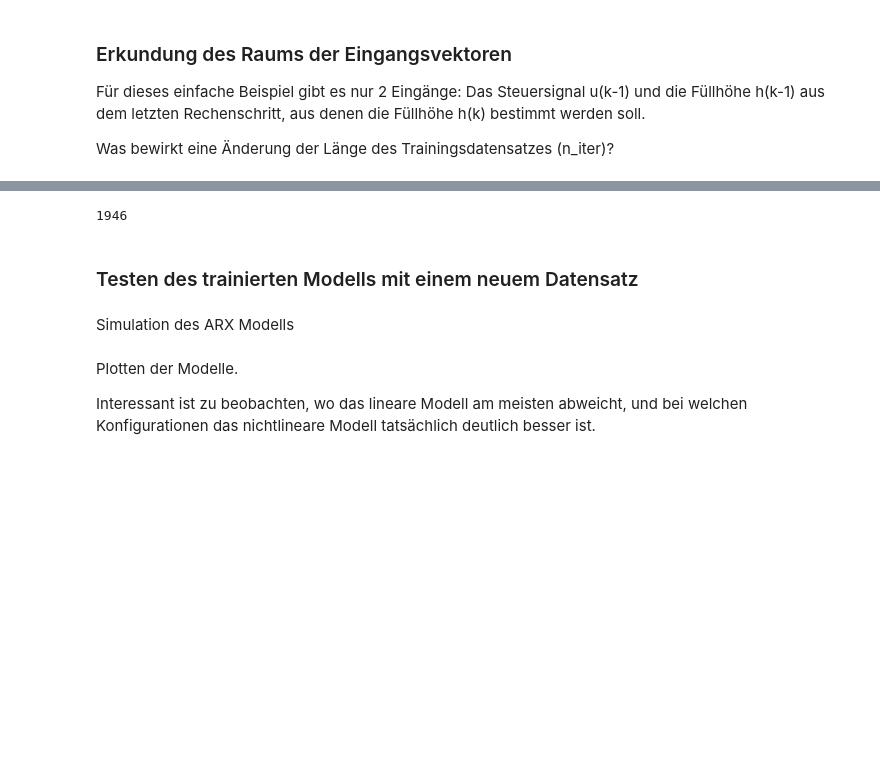
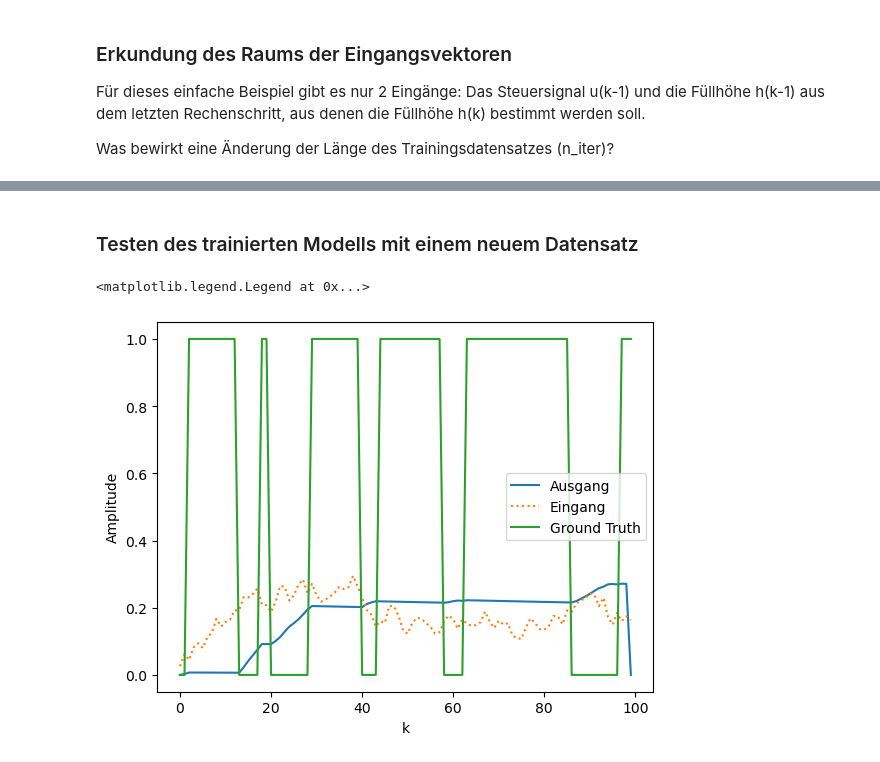
Before and after one commit to mayerd2/python_experiments, a Jupyter notebook: RBF Fault Identification Tank.ipynb, the cells around one changed output, grey strips where cells are left out. Drawn from its saved outputs; the diff is of its cells as text; code cells hidden in the pictures; blank space fills up the shorter version.

```diff
--- a/RBF Fault Identification Tank.ipynb
+++ b/RBF Fault Identification Tank.ipynb
@@ -250,6 +220,2 @@ Das Modell enthält unter Umständen eine sehr große Anzahl an Parametern, hier
-# %%
-np.size(clf.support_vectors_)
-# %% [output]
-1946
 # %% [markdown]
 ### Testen des trainierten Modells mit einem neuem Datensatz
@@ -256,25 +224,59 @@ np.size(clf.support_vectors_)
+# %%
+# Wahrscheinlichkeitsverteilung des Ausgangszustands
+p_init = np.array([1.0, 0.0])
+# Wahrscheinlichkeiten für den Zustandsübergang
+p_transition = np.array([[0.95, 0.05],[0.1, 0.9]])
+# Berechnung einer Markov-Sequenz
+states = markov_sequence(p_init, p_transition, sequence_length=n_iter)
 # %%
 # Anzahl der Zeitschritte für die Simulation des Tanks
-n_iter = 1000
-T = 0.01
 x = np.zeros(n_iter)
-u_test = np.zeros_like(x)
+u_in = np.zeros_like(x)
+u = np.zeros_like(x)
 h = np.zeros_like(x)
 
 # TP-gefiltertes weisses Rauschen als Eingangssignal
-u_white = np.random.normal(0.2,0.4,n_iter)
+u_white = np.random.normal(0.2, 0.4, n_iter)
 
 # TP-Filter 1. Ordnung
+filter_T = 0.05
 for k in range(n_iter):
-    u_test[k] = (1-filter_T)*u_test[k-1] + filter_T*u_white[k]
+    u[k] = (1-filter_T)*u[k-1] + filter_T*u_white[k]
 
+    if states[k] == 0:
+        u_in[k] = u[k]
+    elif states[k] == 2:
+        # Ventilantrieb hängt: Werte bleiben
+        u_in[k] = u_in[k-1]
 
+# Parametrierung und Simulation des Zustandsraummodells
+# Parameter: Verhältnisse der Querschnitte von Behälter, Zulauf und Ablauf
+A = 10
+Aab = 0.5
+Azu = 0.5
 for k in range(n_iter-1):
-    x[k+1] = Azu/A * T * u_test[k] -  T*  Aab/A * np.sqrt(2.0*9.81) * np.sqrt(x[k]) + x[k]
+    if states[k] == 0:
+        Aab = 0.5
+        x[k+1] = Azu/A * T * u_in[k] -  T*  Aab/A * np.sqrt(2.0*9.81) * np.sqrt(x[k]) + x[k]
+    elif states[k] == 1:
+        # Ablauf verstopft
+        Aab = 0.01
+        x[k+1] = Azu/A * T * u_in[k] -  T*  Aab/A * np.sqrt(2.0*9.81) * np.sqrt(x[k]) + x[k]
 
     if x[k+1] < 0.0:
         x[k+1] = 0.0
 
-    h[k] = x[k]*200
+    h[k] = x[k]*200 # Die Skalierung wird nur vorgenommen, um die Plots von u und h einfacher übereinander darstellen zu könnnen
+# %%
+plt.figure()
+plt.plot(h, label= 'Ausgang')
+plt.plot(u, linestyle=':', label='Eingang')
+plt.plot(states, label= 'Ground Truth')
+plt.xlabel('k')
+plt.ylabel('Amplitude')
+plt.legend()
+# %% [output]
+<matplotlib.legend.Legend at 0x...>
+[figure, added]
 # %%
 # Regressor
@@ -291,2 +285,0 @@ for k in range(n_iter-1):
-# %% [markdown]
-Simulation des ARX Modells
@@ -299,4 +285,0 @@ for k in range(n_iter-1):
-# %% [markdown]
-Plotten der Modelle.
-
-Interessant ist zu beobachten, wo das lineare Modell am meisten abweicht, und bei welchen Konfigurationen das nichtlineare Modell tatsächlich deutlich besser ist.
```
Also changed, not shown: parts of 30 cells of this notebook.
